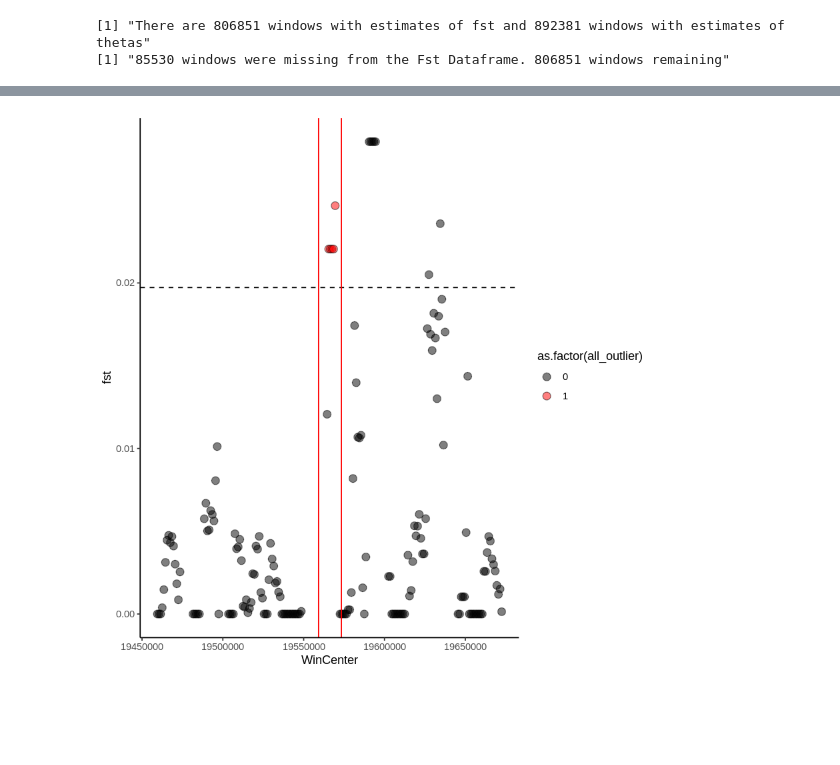
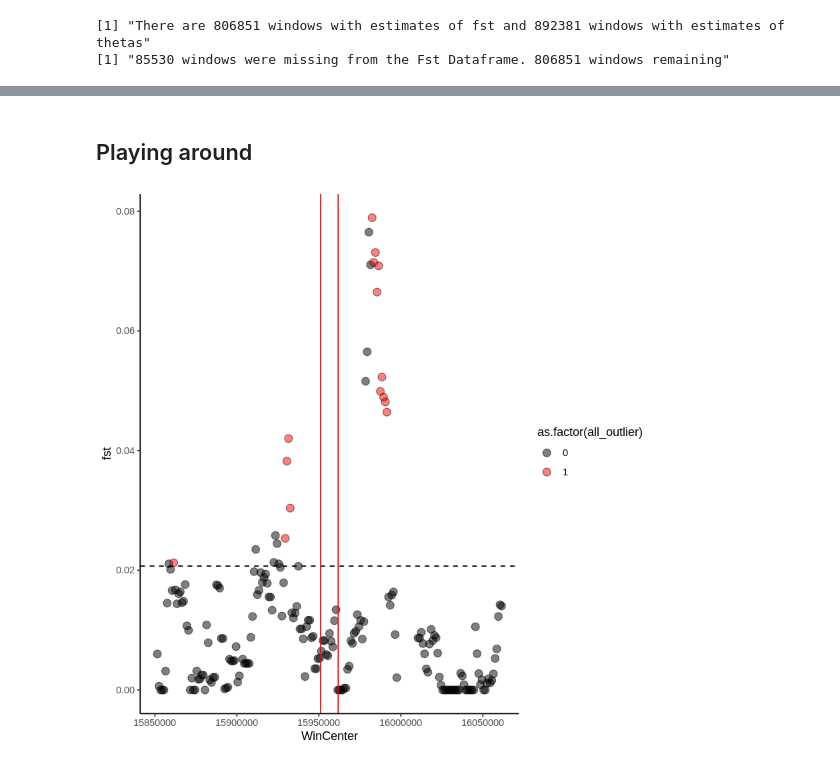
Before and after one commit to James-S-Santangelo/toronto_gwsd, a Jupyter notebook: notebooks/outlier_test.r.ipynb, the cells around one changed output, grey strips where cells are left out. Drawn from its saved outputs; the diff is of its cells as text; code cells hidden in the pictures; blank space fills up the shorter version.

Commit message:
Finalizing first pass at outlier test

```diff
--- a/notebooks/outlier_test.r.ipynb
+++ b/notebooks/outlier_test.r.ipynb
@@ -44,6 +44,23 @@ load_windowed_fst <- function(path){
 
     return(df)
 }
+
+# Function to find outliers.
+find_outliers <- function(df){
+
+    # Identify cutoffs of empirical distributions used for definigin outliers
+    fst_quant_filt <- quantile(df %>% pull(fst), probs = c(0.99))
+    tp_quant_filt <- quantile(df %>% pull(delta_tp_ur), probs = c(0.01, 0.99))
+    td_quant_filt <- quantile(df %>% pull(delta_td_ur), probs = c(0.01, 0.99))
+
+    outlier_df <- df %>%
+    mutate(fst_outlier = ifelse(fst >= fst_quant_filt, 1, 0),
+           tp_outlier = ifelse(delta_tp_ur <= tp_quant_filt[1] | delta_tp_ur >= tp_quant_filt[2], 1, 0),
+           td_outlier = ifelse(delta_td_ur <= td_quant_filt[1] | delta_td_ur >= td_quant_filt[2], 1, 0),
+           all_outlier = ifelse(fst_outlier == 1 & tp_outlier == 1 & td_outlier == 1, 1, 0))
+
+    return(outlier_df)
+}
 # %% [markdown]
 ## SFS-based tests
 
@@ -103,7 +109,7 @@ print(sprintf('%s windows were missing from the Fst Dataframe. %s windows remain
 [1] "85530 windows were missing from the Fst Dataframe. 806851 windows remaining"
 # %%
 testChr_allStats <- allStats_windowed_df %>%
-    filter(Chr == 'CM019103.1')
+    filter(Chr == 'CM019102.1')
 # %%
 # Quick histogram of the distribution of windowed Fst values
 # Red line is 99th percentile
@@ -158,20 +294,22 @@ testChr_allStats_filt %>%
+# %% [markdown]
+## Playing around
 # %%
 fst_quant <- quantile(testChr_allStats %>% pull(fst), probs = c(0.99))
 tp_quant <- quantile(testChr_allStats %>% pull(delta_tp_ur), probs = c(0.01, 0.99))
 td_quant <- quantile(testChr_allStats %>% pull(delta_td_ur), probs = c(0.01, 0.99))
 Ac_outlier_df <- testChr_allStats %>%
-    filter(WinCenter >= 19559221 - 100000 & WinCenter <= 19573344 + 100000) %>%
+    filter(WinCenter >= 15951095 - 100000 & WinCenter <= 15961779 + 100000) %>%
     mutate(fst_outlier = ifelse(fst >= fst_quant, 1, 0),
            tp_outlier = ifelse(delta_tp_ur <= tp_quant[1] | delta_tp_ur >= tp_quant[2], 1, 0),
            td_outlier = ifelse(delta_td_ur <= td_quant[1] | delta_td_ur >= td_quant[2], 1, 0),
            all_outlier = ifelse(fst_outlier == 1 & tp_outlier == 1 & td_outlier == 1, 1, 0))
 Ac_outlier_df %>%
     ggplot(., aes(x = WinCenter, y = fst)) +
         geom_point(size = 3, alpha = 0.5, shape = 21, aes(fill = as.factor(all_outlier))) +
         geom_hline(yintercept = fst_quant, color = 'black', size = 0.5, linetype = 'dashed') +
         scale_fill_manual(values = c('black', 'red')) +
-        geom_vline(xintercept = 19559221, color = 'red') +
-        geom_vline(xintercept = 19573344, color = 'red') +
+        geom_vline(xintercept = 15951095, color = 'red') +
+        geom_vline(xintercept = 15961779, color = 'red') +
         theme_classic()
 # %% [output]
-[figure, old version]
+[figure, new version]
```
Also changed, not shown: parts of 12 cells of this notebook.
